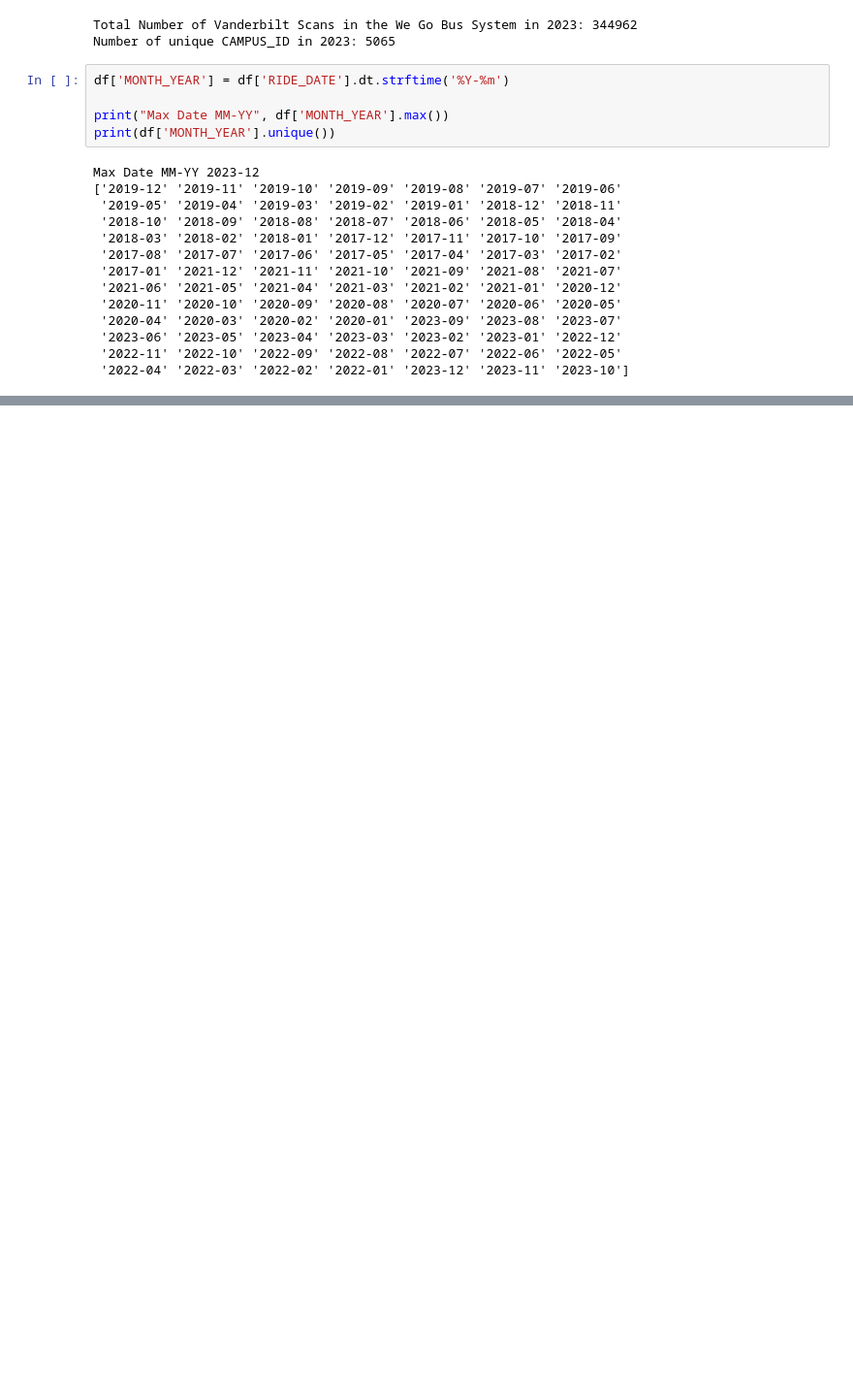
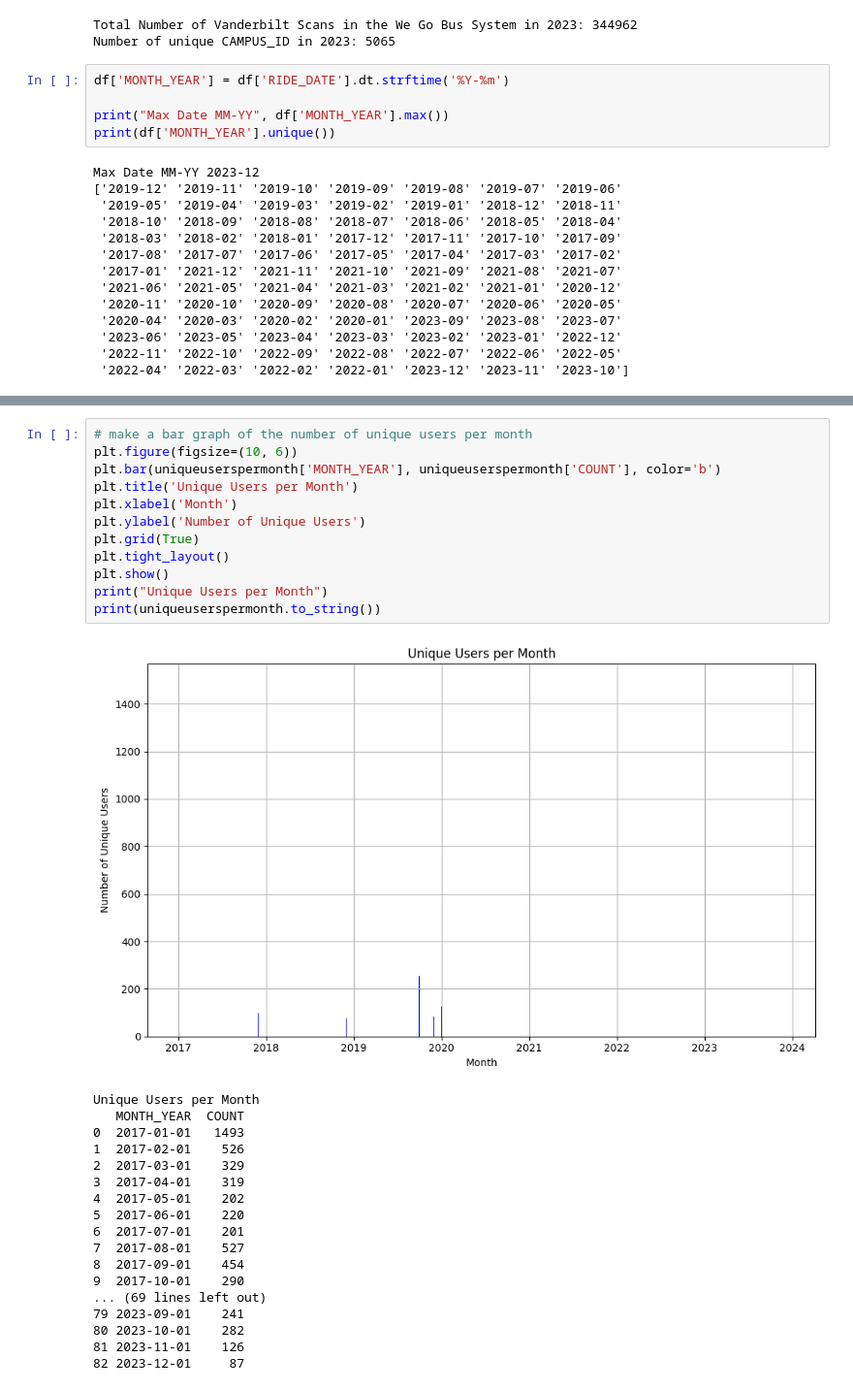
Before and after one commit to SySyAli/vanderbilt_movevu, a Jupyter notebook: testing/testing3.ipynb, the cells around one changed output, grey strips where cells are left out. Shown: that part at 97% size. Drawn from its saved outputs; the diff is of its cells as text; blank space fills up the shorter version.

```diff
--- a/testing/testing3.ipynb
+++ b/testing/testing3.ipynb
@@ -110,0 +187,31 @@ check_pre_grouping         CARDOFFICE_CARD_NUMBER CARD_ID_STATUS
+# %%
+# make a bar graph of the number of unique users per month
+plt.figure(figsize=(10, 6))
+plt.bar(uniqueuserspermonth['MONTH_YEAR'], uniqueuserspermonth['COUNT'], color='b')
+plt.title('Unique Users per Month')
+plt.xlabel('Month')
+plt.ylabel('Number of Unique Users')
+plt.grid(True)
+plt.tight_layout()
+plt.show()
+print("Unique Users per Month")
+print(uniqueuserspermonth.to_string())
+# %% [output]
+[figure, added]
+Unique Users per Month
+   MONTH_YEAR  COUNT
+0  2017-01-01   1493
+1  2017-02-01    526
+2  2017-03-01    329
+3  2017-04-01    319
+4  2017-05-01    202
+5  2017-06-01    220
+6  2017-07-01    201
+7  2017-08-01    527
+8  2017-09-01    454
+9  2017-10-01    290
+... (69 lines left out)
+79 2023-09-01    241
+80 2023-10-01    282
+81 2023-11-01    126
+82 2023-12-01     87
```
Also changed, not shown: parts of 12 cells of this notebook, 2 other files.
